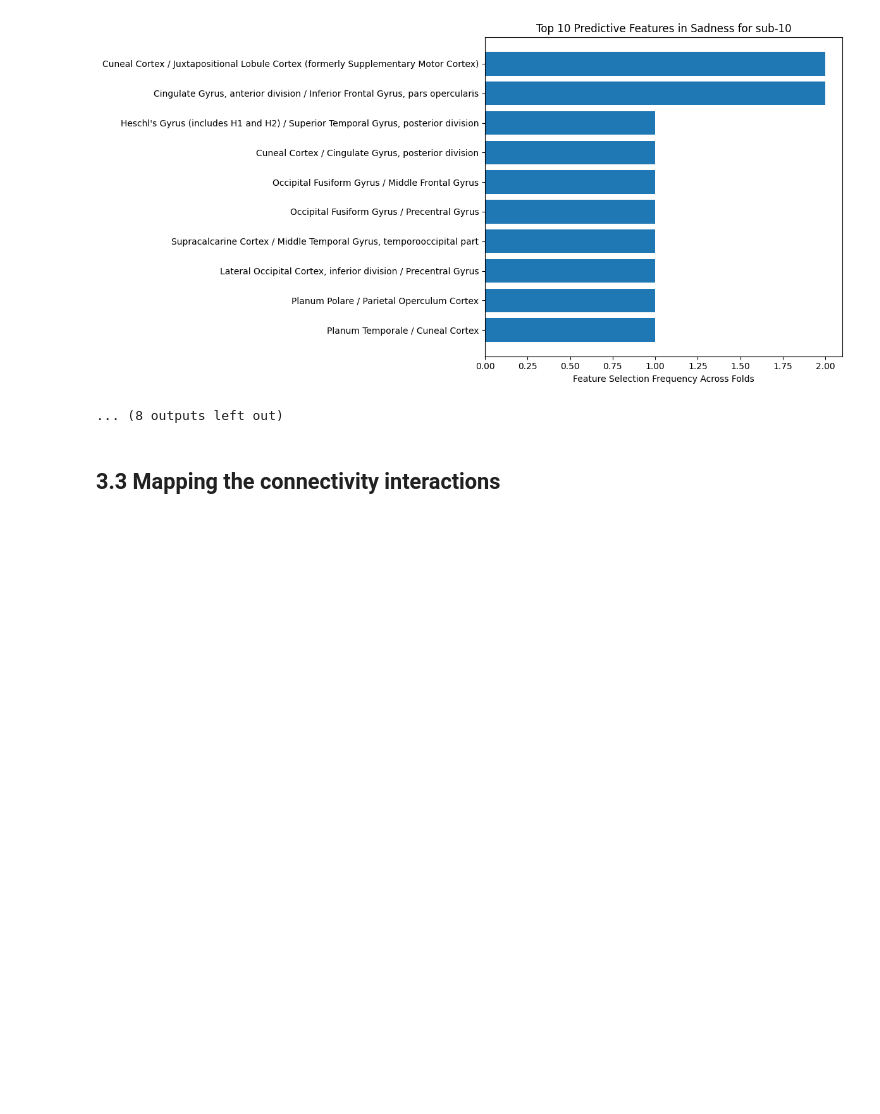
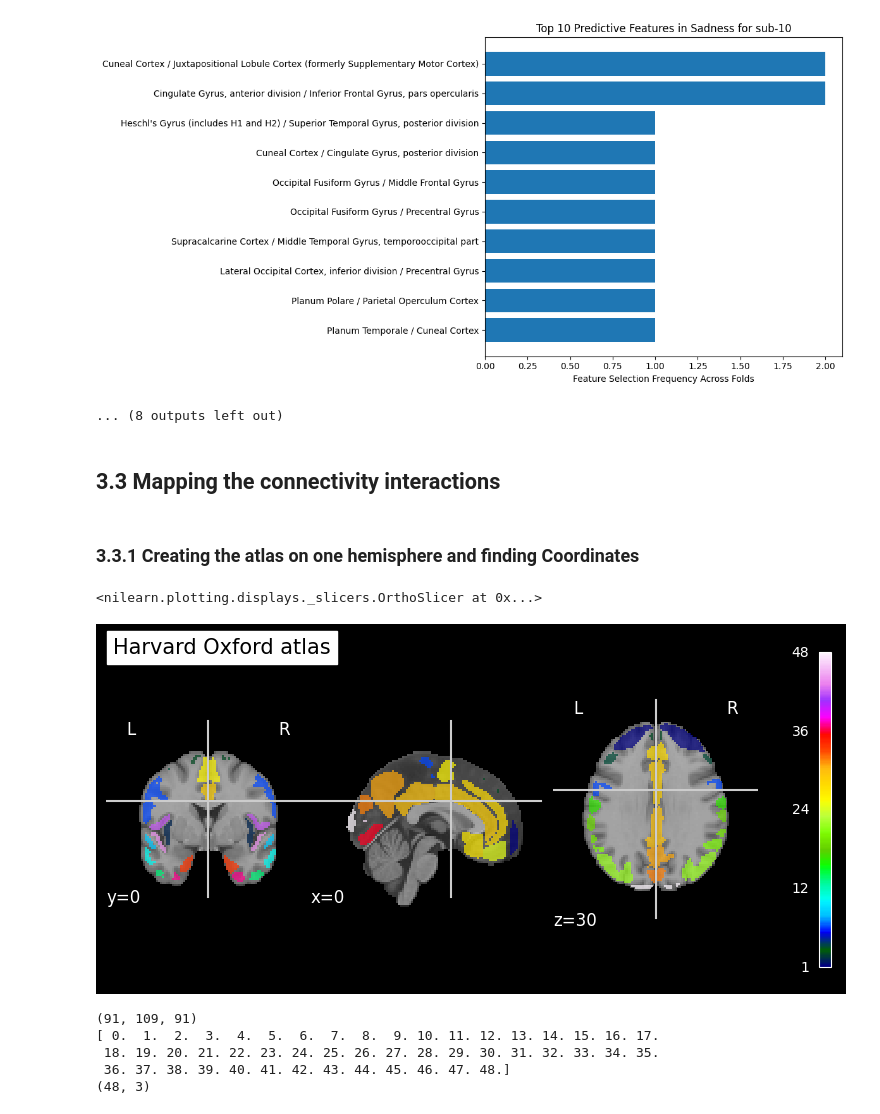
Before and after one commit to GalhardoCorreia/MusicBrainNetwork, a Jupyter notebook: scripts_seb/3.[fc]optimal-parameters_best-features_seb.ipynb, the cells around one changed output. Saved outputs shown, nothing was run; the diff lists cells and outputs as text; code cells hidden in the pictures; blank space fills up the shorter version.

```diff
--- a/scripts_seb/3.[fc]optimal-parameters_best-features_seb.ipynb
+++ b/scripts_seb/3.[fc]optimal-parameters_best-features_seb.ipynb
@@ -28,9 +28,9 @@ ses_id = 'ses-01'
 # %% [markdown]
 # 1. Load Mask / atlas / meta
 # %%
-atlas_ho= datasets.fetch_atlas_harvard_oxford('cort-maxprob-thr50-2mm')
-atlas_ho_filename = atlas_ho.maps
-labels_ho = atlas_ho.labels
+dataset_ho= datasets.fetch_atlas_harvard_oxford('cort-maxprob-thr50-2mm')
+atlas_ho_filename = dataset_ho.maps
+labels_ho = dataset_ho.labels
 number_of_regions_ho = len(labels_ho[1:])
 region_labels_ho=connected_label_regions(atlas_ho_filename)
 # %% [markdown]
@@ -444,3 +438,12 @@ dict_items([(1000, 1), (526, 1), (784, 1), (787, 1), (1094, 1), (522, 2), (260,
 ... (8 outputs left out)
 # %% [markdown]
 ## 3.3 Mapping the connectivity interactions
+# %% [markdown]
+### 3.3.1 Creating the atlas on one hemisphere and finding Coordinates
+# %%
+plotting.plot_roi(atlas_ho_filename, title="Harvard Oxford atlas",
+                  display_mode="ortho", cut_coords=(0, 0, 30),
+                  colorbar=True, black_bg=True)
+# %% [output]
+<nilearn.plotting.displays._slicers.OrthoSlicer at 0x...>
+[figure, added]
@@ -446,0 +457,29 @@ dict_items([(1000, 1), (526, 1), (784, 1), (787, 1), (1094, 1), (522, 2), (260,
+# %%
+# get the center of mass of each maps of the atlas using the masks of only the right hemisphere
+
+atlas_ho_data = image.load_img(dataset_ho.maps)
+
+
+atlas_ho_data = atlas_ho_data.get_fdata()
+
+# print shape of the atlas
+print(atlas_ho_data.shape)
+
+
+# print unique values of the atlas
+unique_values = np.unique(atlas_ho_data)
+print(unique_values)
+
+
+
+
+# grab center coordinates for atlas labels
+coordinates = find_parcellation_cut_coords(dataset_ho.maps)
+
+print(coordinates.shape)
+# %% [output]
+(91, 109, 91)
+[ 0.  1.  2.  3.  4.  5.  6.  7.  8.  9. 10. 11. 12. 13. 14. 15. 16. 17.
+ 18. 19. 20. 21. 22. 23. 24. 25. 26. 27. 28. 29. 30. 31. 32. 33. 34. 35.
+ 36. 37. 38. 39. 40. 41. 42. 43. 44. 45. 46. 47. 48.]
+(48, 3)
```
Also changed, not shown: parts of 13 cells of this notebook, 2 other files.
